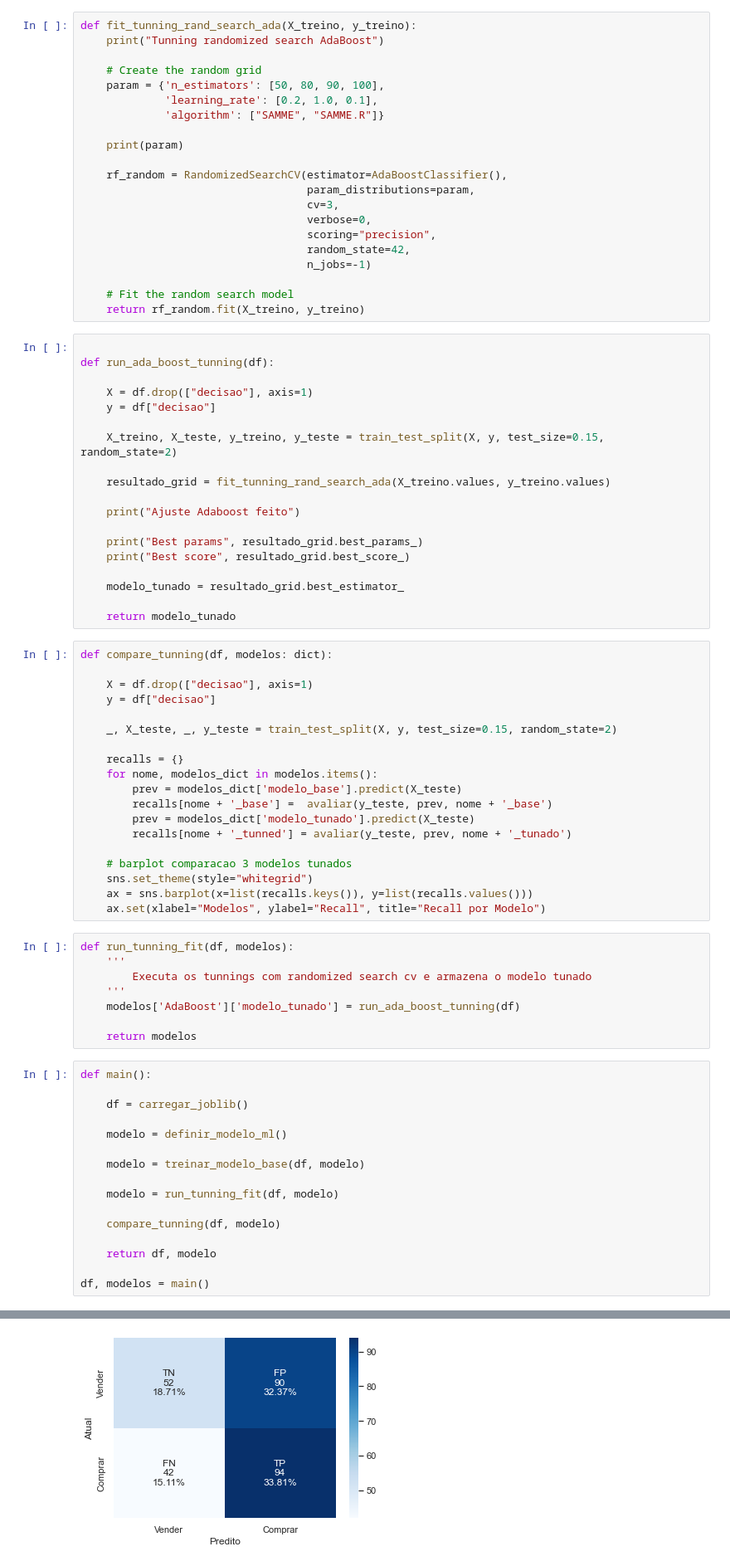
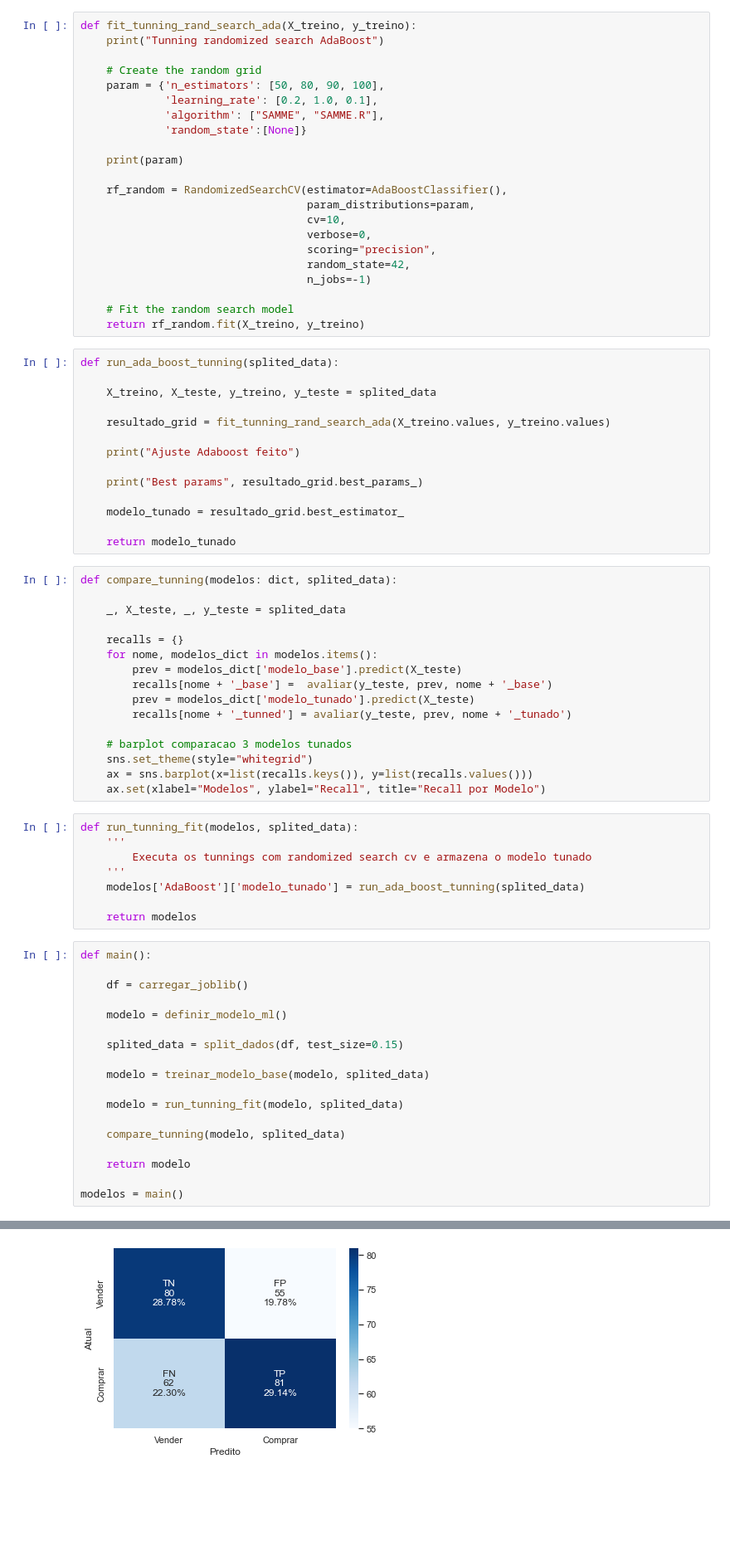
Before and after one commit to ricardomdesa/TCC-PUC-2020, a Jupyter notebook: notebooks/analise_ml_tunning_ada.ipynb, the cells around one changed output, grey strips where cells are left out. Shown at 83% size. Saved outputs shown, nothing was run; the diff lists cells and outputs as text; blank space fills up the shorter version.

Commit message:
updated tunning notebooks

```diff
--- a/notebooks/analise_ml_tunning_ada.ipynb
+++ b/notebooks/analise_ml_tunning_ada.ipynb
@@ -91,13 +96,14 @@ def fit_tunning_rand_search_ada(X_treino, y_treino):
     # Create the random grid
     param = {'n_estimators': [50, 80, 90, 100],
              'learning_rate': [0.2, 1.0, 0.1],
-             'algorithm': ["SAMME", "SAMME.R"]}
+             'algorithm': ["SAMME", "SAMME.R"],
+             'random_state':[None]}
 
     print(param)
 
     rf_random = RandomizedSearchCV(estimator=AdaBoostClassifier(),
                                    param_distributions=param,
-                                   cv=3,
+                                   cv=10,
                                    verbose=0,
                                    scoring="precision",
                                    random_state=42,
@@ -106,31 +112,23 @@ def fit_tunning_rand_search_ada(X_treino, y_treino):
     # Fit the random search model
     return rf_random.fit(X_treino, y_treino)
 # %%
+def run_ada_boost_tunning(splited_data):
 
-def run_ada_boost_tunning(df):
-
-    X = df.drop(["decisao"], axis=1)
-    y = df["decisao"]
-
-    X_treino, X_teste, y_treino, y_teste = train_test_split(X, y, test_size=0.15, random_state=2)
+    X_treino, X_teste, y_treino, y_teste = splited_data
 
     resultado_grid = fit_tunning_rand_search_ada(X_treino.values, y_treino.values)
 
     print("Ajuste Adaboost feito")
 
     print("Best params", resultado_grid.best_params_)
-    print("Best score", resultado_grid.best_score_)
 
     modelo_tunado = resultado_grid.best_estimator_
 
     return modelo_tunado
 # %%
-def compare_tunning(df, modelos: dict):
+def compare_tunning(modelos: dict, splited_data):
 
-    X = df.drop(["decisao"], axis=1)
-    y = df["decisao"]
-
-    _, X_teste, _, y_teste = train_test_split(X, y, test_size=0.15, random_state=2)
+    _, X_teste, _, y_teste = splited_data
 
     recalls = {}
     for nome, modelos_dict in modelos.items():
@@ -144,11 +142,11 @@ def compare_tunning(df, modelos: dict):
     ax = sns.barplot(x=list(recalls.keys()), y=list(recalls.values()))
     ax.set(xlabel="Modelos", ylabel="Recall", title="Recall por Modelo")
 # %%
-def run_tunning_fit(df, modelos):
+def run_tunning_fit(modelos, splited_data):
     '''
         Executa os tunnings com randomized search cv e armazena o modelo tunado
     '''
-    modelos['AdaBoost']['modelo_tunado'] = run_ada_boost_tunning(df)
+    modelos['AdaBoost']['modelo_tunado'] = run_ada_boost_tunning(splited_data)
 
     return modelos
 # %%
@@ -158,14 +156,16 @@ def main():
 
     modelo = definir_modelo_ml()
 
-    modelo = treinar_modelo_base(df, modelo)
+    splited_data = split_dados(df, test_size=0.15)
 
-    modelo = run_tunning_fit(df, modelo)
+    modelo = treinar_modelo_base(modelo, splited_data)
 
-    compare_tunning(df, modelo)
+    modelo = run_tunning_fit(modelo, splited_data)
 
-    return df, modelo
+    compare_tunning(modelo, splited_data)
 
-df, modelos = main()
+    return modelo
+
+modelos = main()
 # %% [output]
 Tunning randomized search AdaBoost
@@ -201,3 +200,3 @@ weighted avg       0.53      0.53      0.51       278
 
 (2, 2)
-[figure, old version]
+[figure, new version]
```
Also changed, not shown: parts of 6 cells of this notebook, 2 other files.
